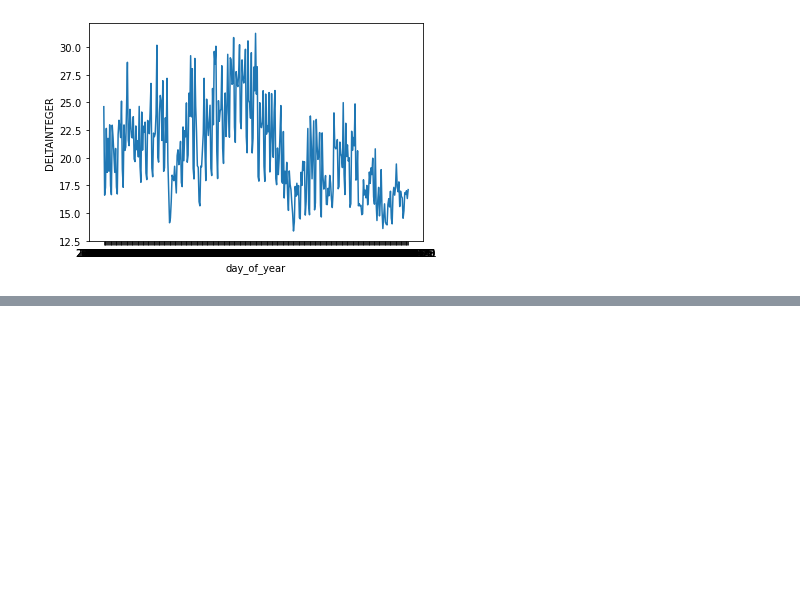
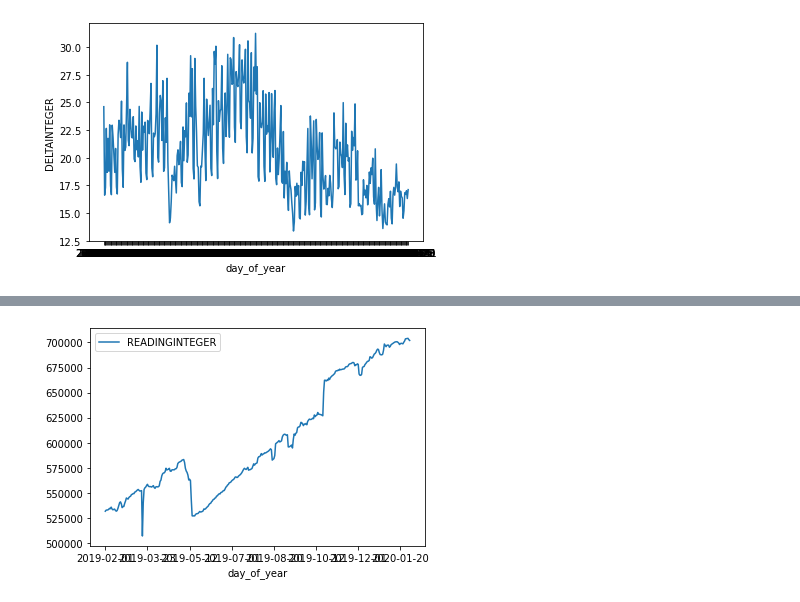
Before and after one commit to sgavela/water_footprint, a Jupyter notebook: statistical_analysis/relacion_read_delta.ipynb, the cells around one changed output, grey strips where cells are left out. Cells and saved outputs as stored; diff of their text form; code cells hidden in the pictures; blank space fills up the shorter version.

```diff
--- a/statistical_analysis/relacion_read_delta.ipynb
+++ b/statistical_analysis/relacion_read_delta.ipynb
@@ -113,0 +122,10 @@ Fuente: https://machinelearningmastery.com/gentle-introduction-autocorrelation-p
+# %%
+df2 = pd.read_csv('../data/read_delta_day.csv', header = 0, index_col = 0, sep = ',')
+df2 = df2[df2['DELTAINTEGER'] < 100]
+read_date = df2.drop(labels = ['DELTAINTEGER'], axis=1)
+delta_date = df2.drop(labels = ['READINGINTEGER'], axis=1)
+# %%
+read_date.plot()
+pyplot.show()
+# %% [output]
+[figure, added]
```
Also changed, not shown: parts of 12 cells of this notebook, 1 other file.
